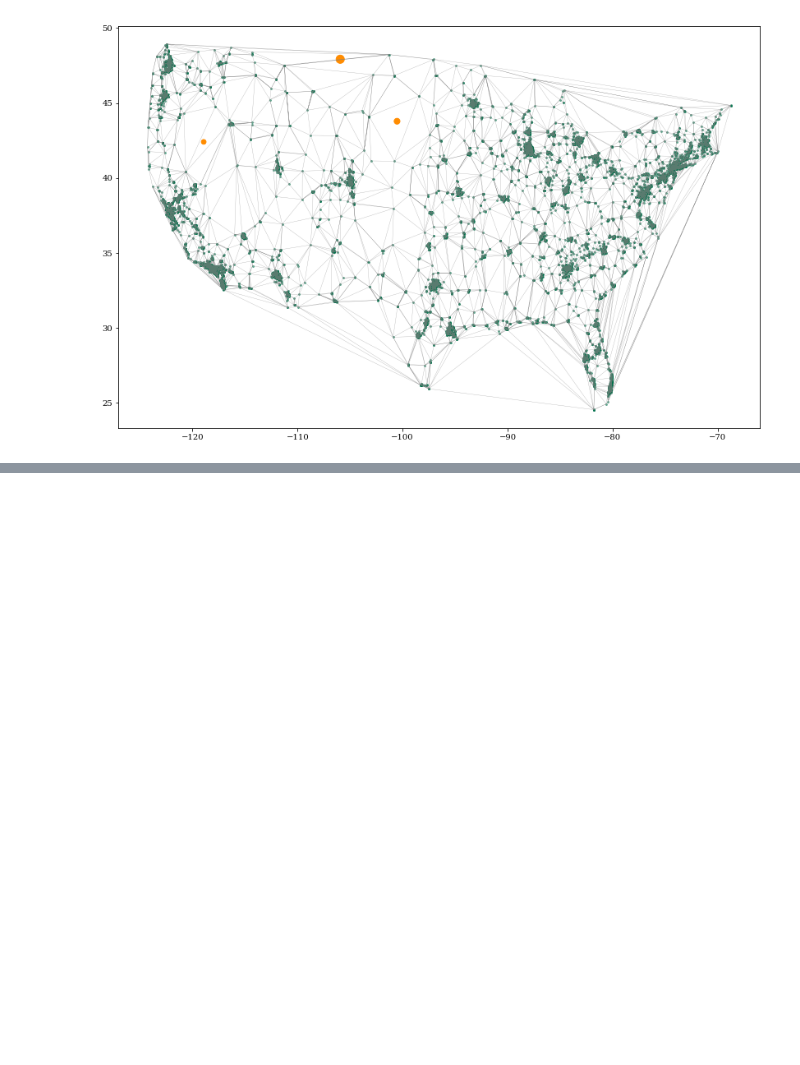
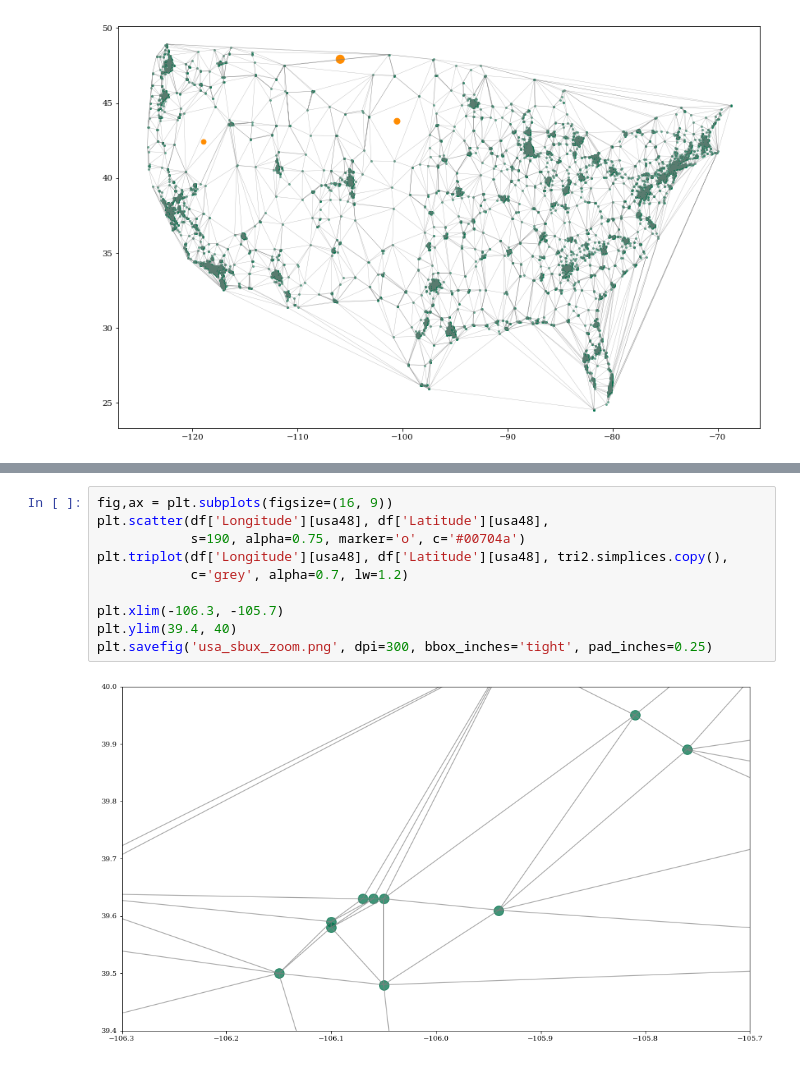
Before and after one commit to jradavenport/us_sbux2018, a Jupyter notebook: makeplots.ipynb, the cells around one changed output, grey strips where cells are left out. Drawn from its saved outputs; the diff is of its cells as text; blank space fills up the shorter version.

```diff
--- a/makeplots.ipynb
+++ b/makeplots.ipynb
@@ -181,0 +214,12 @@ plt.savefig('usa_sbux_lowest.png', dpi=300, bbox_inches='tight', pad_inches=0.25
+# %%
+fig,ax = plt.subplots(figsize=(16, 9))
+plt.scatter(df['Longitude'][usa48], df['Latitude'][usa48],
+            s=190, alpha=0.75, marker='o', c='#00704a')
+plt.triplot(df['Longitude'][usa48], df['Latitude'][usa48], tri2.simplices.copy(),
+            c='grey', alpha=0.7, lw=1.2)
+
+plt.xlim(-106.3, -105.7)
+plt.ylim(39.4, 40)
+plt.savefig('usa_sbux_zoom.png', dpi=300, bbox_inches='tight', pad_inches=0.25)
+# %% [output]
+[figure, added]
```
Also changed, not shown: parts of 2 cells of this notebook, 3 other files.
